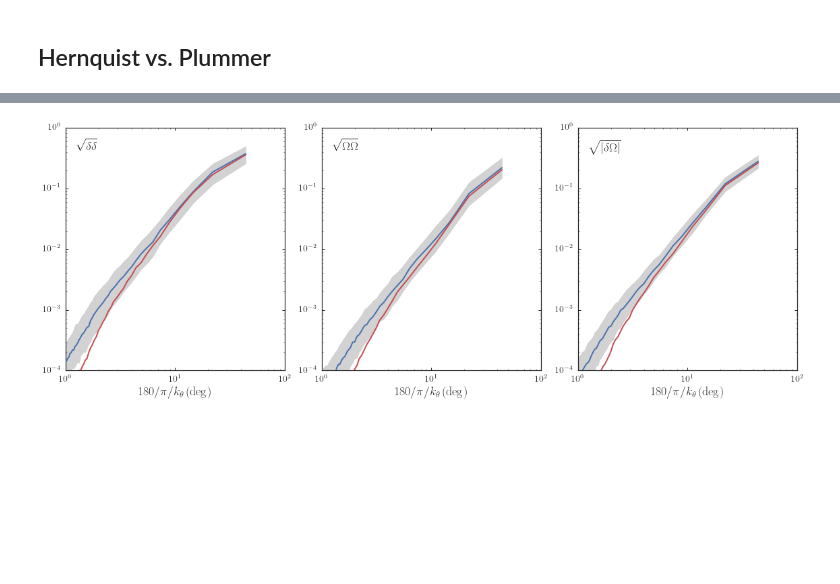
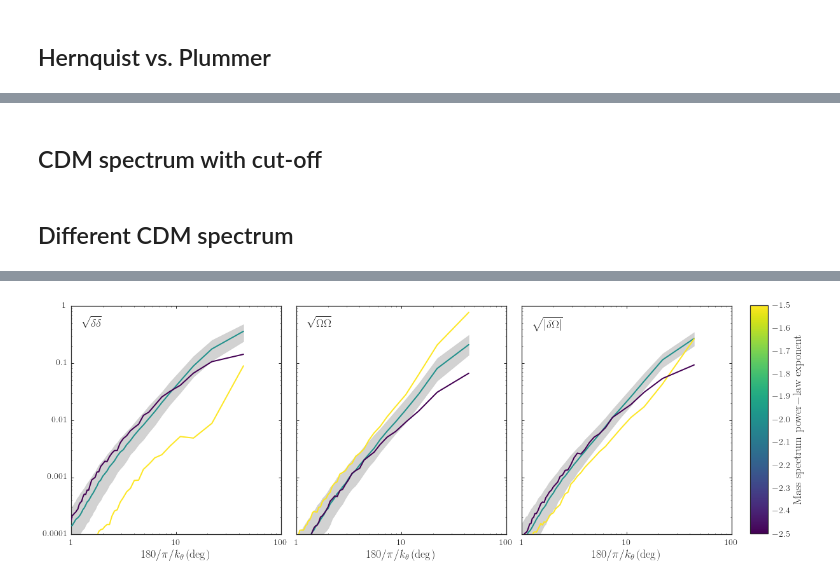
Before and after one commit to jobovy/streamgap-pepper, a Jupyter notebook: StreamPepperAnalysisGD1Like.ipynb, the cells around one changed output, grey strips where cells are left out. Saved outputs shown, nothing was run; the diff lists cells and outputs as text; code cells hidden in the pictures; blank space fills up the shorter version.

```diff
--- a/StreamPepperAnalysisGD1Like.ipynb
+++ b/StreamPepperAnalysisGD1Like.ipynb
@@ -21,13 +21,17 @@ import os, os.path
 import glob
 import numpy
 from scipy import ndimage, signal
+import matplotlib
+matplotlib.use('PDF')
 from galpy.util import bovy_conversion, bovy_plot
 import gd1_util
 from gd1_util import R0, V0
 import seaborn as sns
 from matplotlib import cm, pyplot
+from matplotlib.ticker import FuncFormatter, NullFormatter
 %pylab inline
 scaling= 'spectrum'
+save_figures= False
 # %% [output]
 Populating the interactive namespace from numpy and matplotlib
 # %% [markdown]
@@ -75,9 +79,9 @@ def median_csd(filename,filename2=None,scatter=False):
                                 fs=1./(apars[1]-apars[0]),scaling=scaling)[1].real
     # Following is the correct scaling in the sense that random noise gives same CSD no matter how long the stream
     if not scatter:
-        return (180./px/numpy.pi,numpy.sqrt(numpy.median(ppy,axis=0)*(apars[-1]-apars[0])))
+        return (180./px/numpy.pi,numpy.sqrt(numpy.nanmedian(ppy,axis=0)*(apars[-1]-apars[0])))
     else:
-        out= numpy.sqrt(numpy.median(ppy,axis=0)*(apars[-1]-apars[0]))
+        out= numpy.sqrt(numpy.nanmedian(ppy,axis=0)*(apars[-1]-apars[0]))
         ppy.sort(axis=0)
         return (180./px/numpy.pi,out,
                 numpy.sqrt(ppy[int(numpy.round(0.25*nsim))]*(apars[-1]-apars[0])),
@@ -461,0 +613,2 @@ WARNING: Using fewer than 1,000 (429) simulations to compute medians from /Users
+# %% [markdown]
+## CDM spectrum with cut-off
@@ -462,9 +641,16 @@ WARNING: Using fewer than 1,000 (429) simulations to compute medians from /Users
+# %% [markdown]
+## Different CDM spectrum
 # %%
 bovy_plot.bovy_print(axes_labelsize=18.,xtick_labelsize=14.,ytick_labelsize=14.)
 figsize(16,6)
+cmap= cm.viridis
 plot_all(os.path.join(basefilename,'gd1_t64sampling_X5_5-9_dens.dat'),
-         color=sns.color_palette()[0],zorder=10,fill=True)
-plot_all(os.path.join(basefilename,'gd1_t64sampling_X5_plum_5-9_dens.dat'),
-         color=sns.color_palette()[2],zorder=10)
+         color=color_from_colormap(-2.,cmap,-2.5,-1.5),zorder=8,fill=True)
+plot_all(os.path.join(basefilename,'gd1_t64sampling_X5_massexpm1p5_5-9_dens.dat'),
+         color=color_from_colormap(-1.5,cmap,-2.5,-1.5),zorder=9)
+plot_all(os.path.join(basefilename,'gd1_t64sampling_X5_massexpm2p5_5-9_dens.dat'),
+         color=color_from_colormap(-2.5,cmap,-2.5,-1.5),zorder=9)
 set_ranges_and_labels()
+tight_layout()
+add_colorbar(-2.5,-1.5,r'$\mathrm{Mass\ spectrum\ power\!-\!law\ exponent}$')
 # %% [output]
@@ -480 +663 @@ WARNING: Using fewer than 1,000 (306) simulations to compute medians from /Users
-[figure, old version]
+[figure, new version]
```
Also changed, not shown: parts of 23 cells of this notebook, 1 other file.
